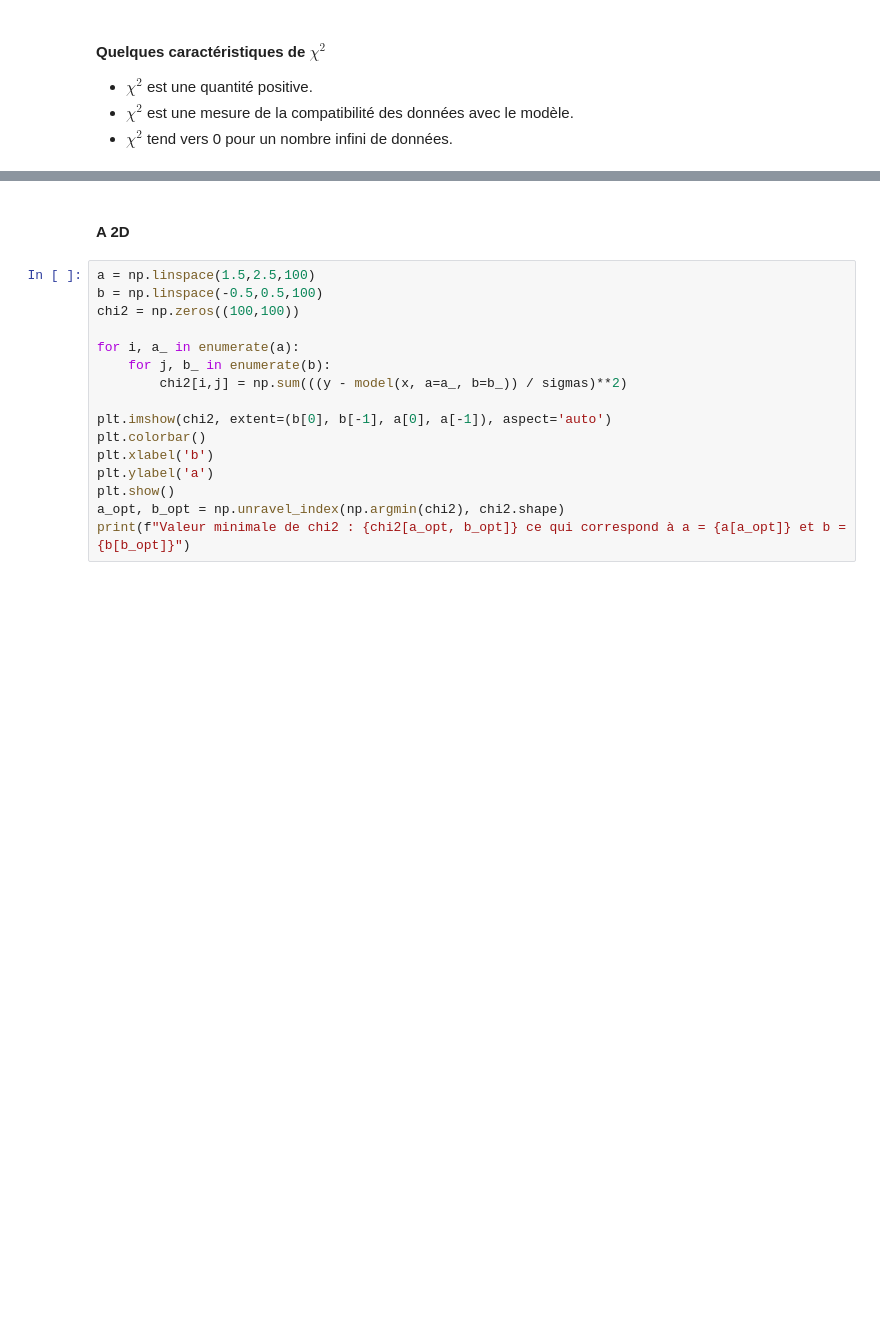
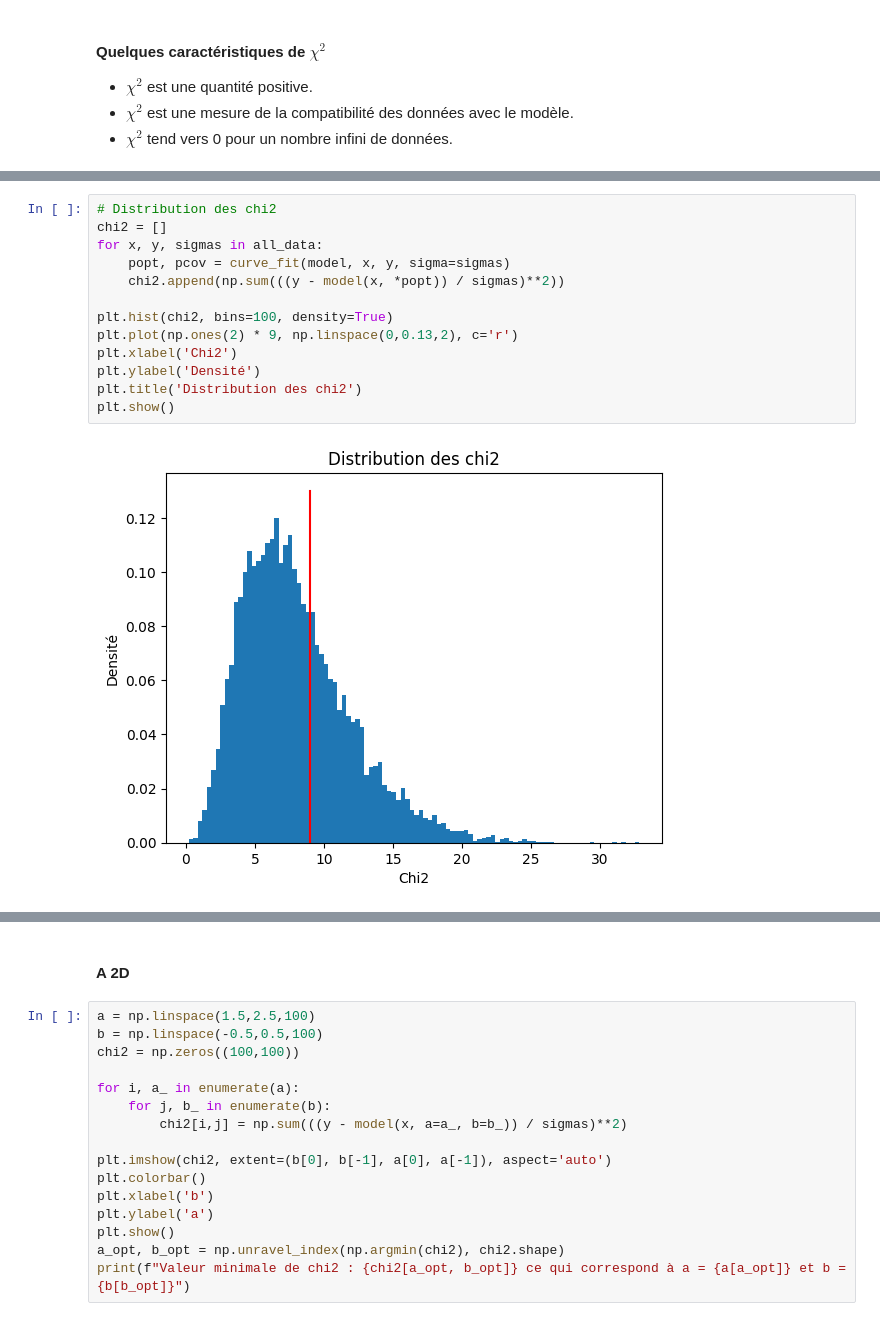
Before and after one commit to ostix360/Machine_Learning_S4, a Jupyter notebook: ToyMC.ipynb, the cells around one changed output, grey strips where cells are left out. Drawn from its saved outputs; the diff is of its cells as text; blank space fills up the shorter version.

```diff
--- a/ToyMC.ipynb
+++ b/ToyMC.ipynb
@@ -404,0 +411,15 @@ On a plusieurs cas de figure, on considère n le nombre de données et p le nomb
+# %%
+# Distribution des chi2
+chi2 = []
+for x, y, sigmas in all_data:
+    popt, pcov = curve_fit(model, x, y, sigma=sigmas)
+    chi2.append(np.sum(((y - model(x, *popt)) / sigmas)**2))
+
+plt.hist(chi2, bins=100, density=True)
+plt.plot(np.ones(2) * 9, np.linspace(0,0.13,2), c='r')
+plt.xlabel('Chi2')
+plt.ylabel('Densité')
+plt.title('Distribution des chi2')
+plt.show()
+# %% [output]
+[figure, added]
```
Also changed, not shown: parts of 17 cells of this notebook.
